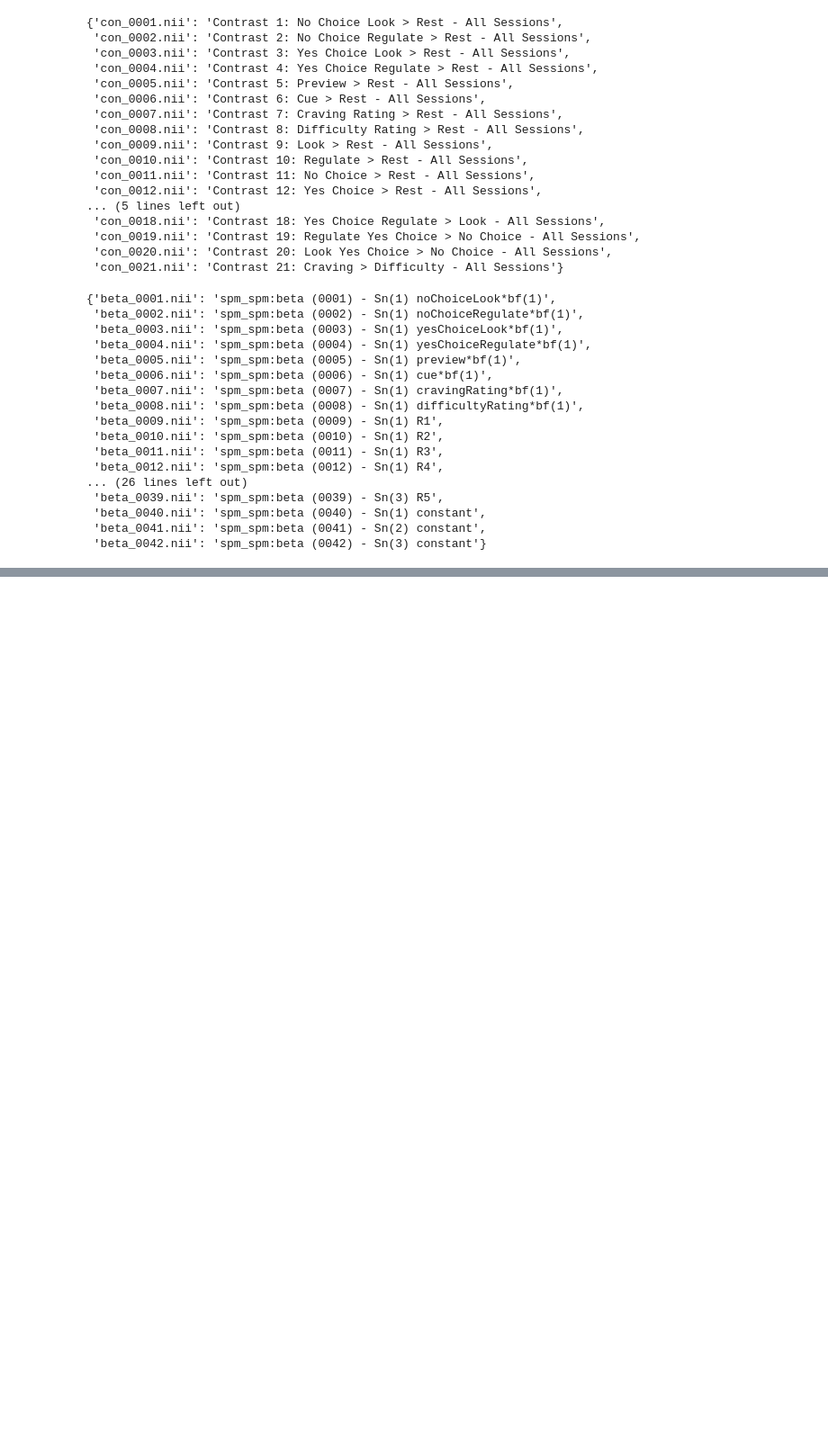
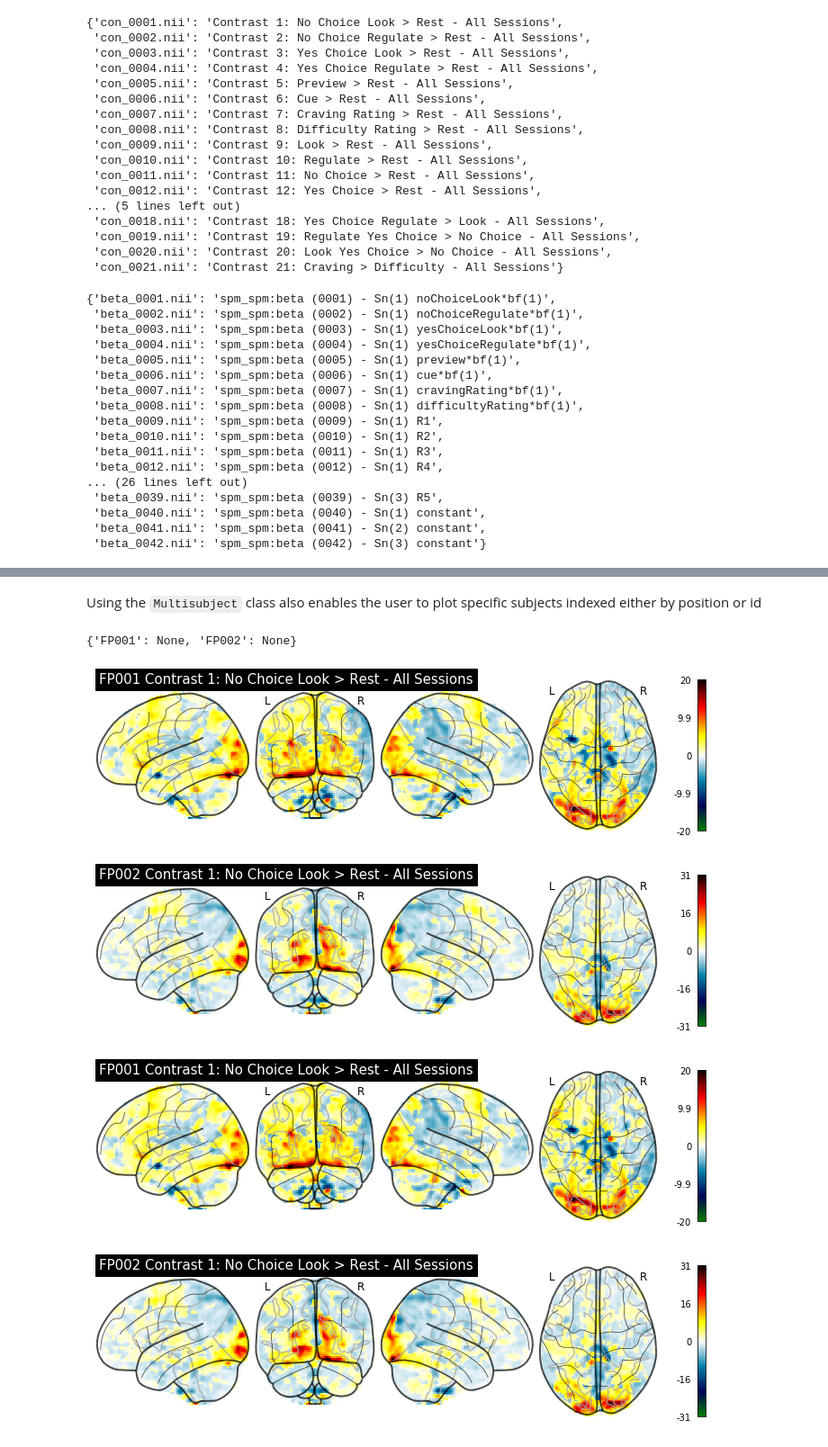
Before and after one commit to brainhack-eugene/model_check, a Jupyter notebook: check_fx.ipynb, the cells around one changed output, grey strips where cells are left out. Shown at 90% size. Drawn from its saved outputs; the diff is of its cells as text; code cells hidden in the pictures; blank space fills up the shorter version.

```diff
--- a/check_fx.ipynb
+++ b/check_fx.ipynb
@@ -85,0 +98,11 @@ Use the following arguments:
+# %% [markdown]
+Using the `Multisubject` class also enables the user to plot specific subjects indexed either by position or id
+# %%
+multisub[0:2].plot_data(pattern = "Contrast 1:", contrast = True)
+multisub[['FP001', 'FP002']].plot_data(pattern = "Contrast 1:", contrast = True)
+# %% [output]
+{'FP001': None, 'FP002': None}
+[figure, added]
+[figure, added]
+[figure, added]
+[figure, added]
```
Also changed, not shown: parts of 14 cells of this notebook.
